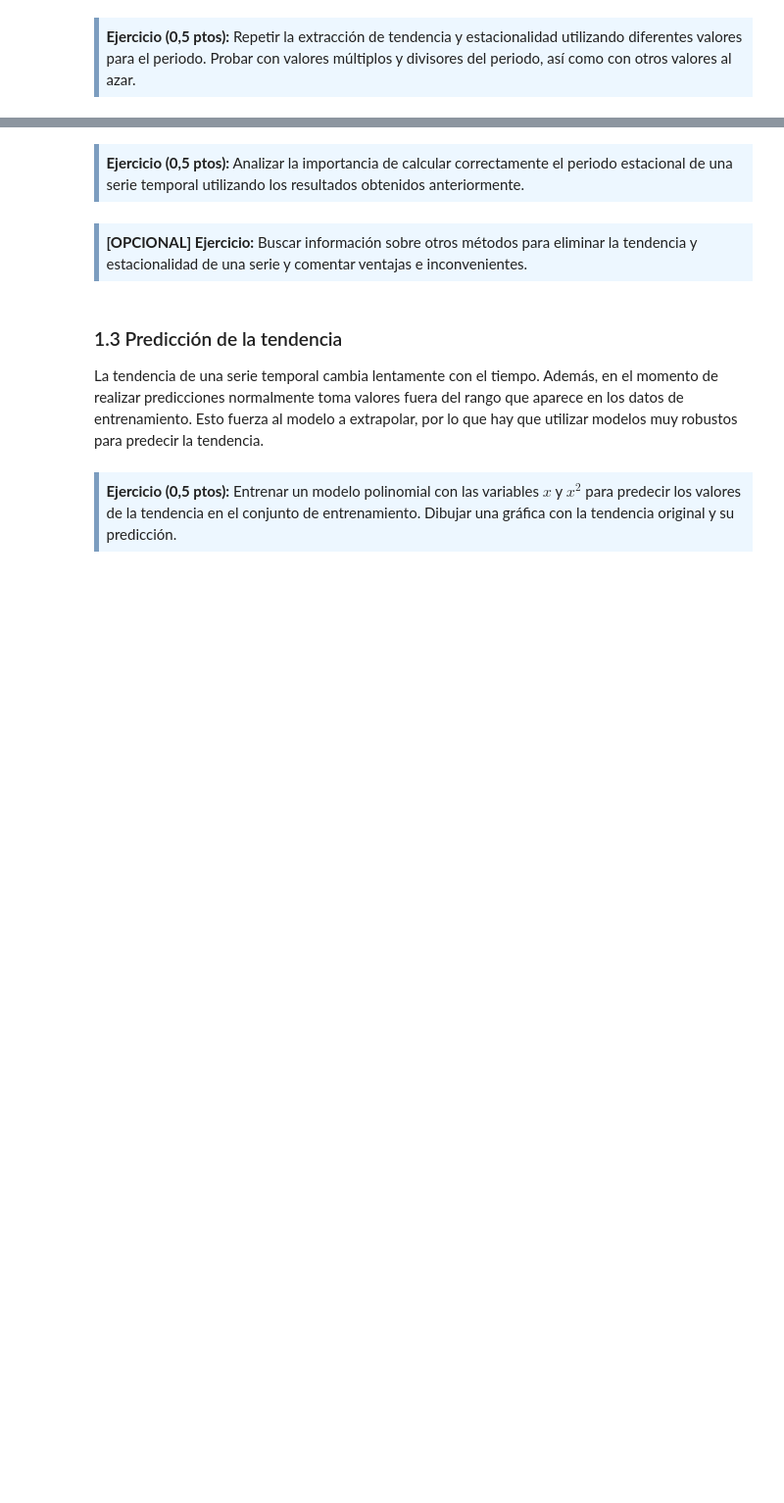
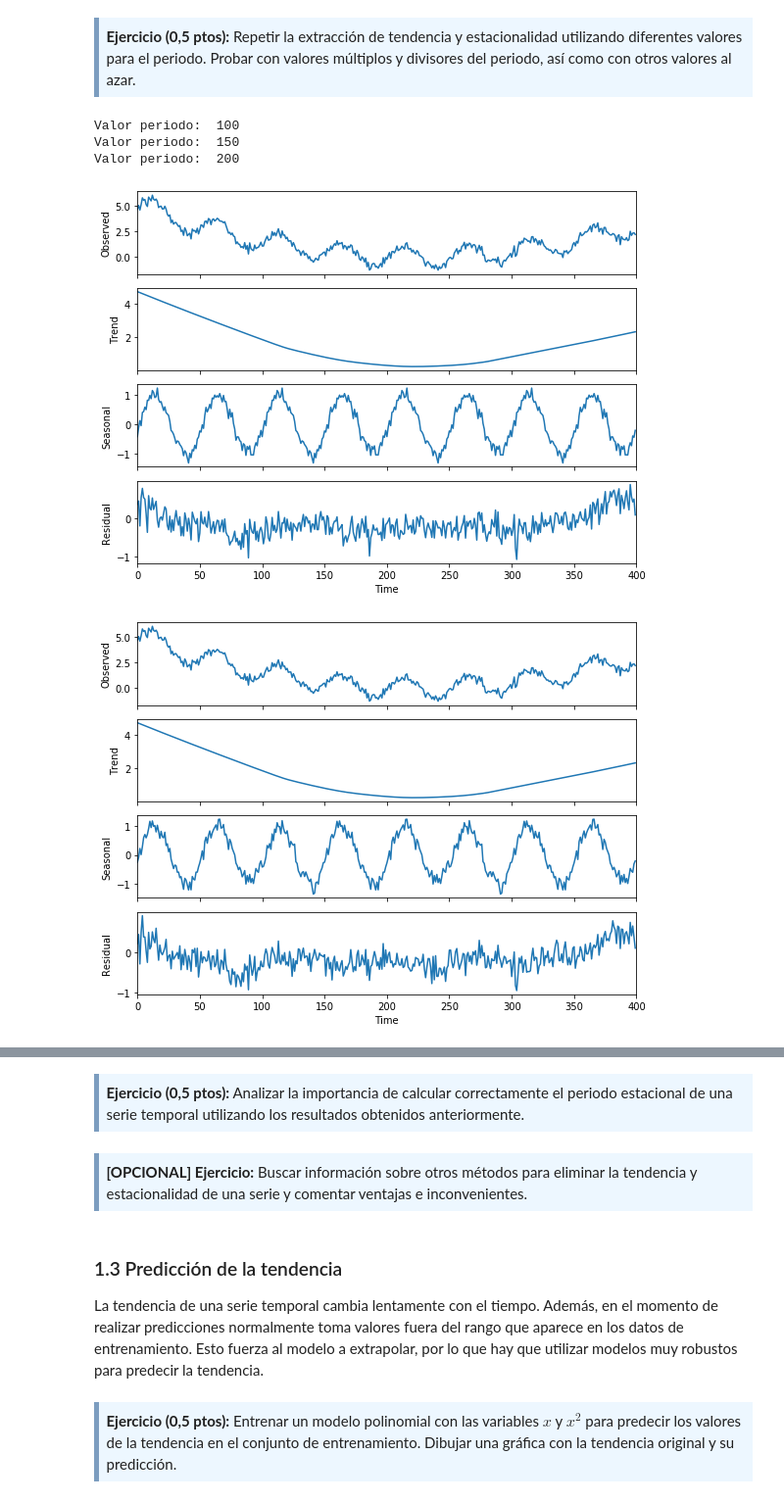
Before and after one commit to fernandoabcampos/deep-learning, a Jupyter notebook: PEC3/20182_M2.875_PEC3-Enunciado.ipynb, the cells around one changed output, grey strips where cells are left out. Shown: that part at 98% size. Drawn from its saved outputs; the diff is of its cells as text; code cells hidden in the pictures; blank space fills up the shorter version.

```diff
--- a/PEC3/20182_M2.875_PEC3-Enunciado.ipynb
+++ b/PEC3/20182_M2.875_PEC3-Enunciado.ipynb
@@ -144,3 +89,13 @@ BONUS: Otras formas de eliminar tendencia y estacionalidad, pros y contras.
 <div style="background-color: #EDF7FF; border-color: #7C9DBF; border-left: 5px solid #7C9DBF; padding: 0.5em;">
 <strong>Ejercicio (0,5 ptos):</strong> Repetir la extracción de tendencia y estacionalidad utilizando diferentes valores para el periodo. Probar con valores múltiplos y divisores del periodo, así como con otros valores al azar.
 </div>
+# %%
+array =[100, 150, 200]
+for i in array:
+    plot_decompose(serie, i)
+# %% [output]
+Valor periodo:  100
+Valor periodo:  150
+Valor periodo:  200
+[figure, added]
+[figure, added]
```
Also changed, not shown: parts of 14 cells of this notebook.
